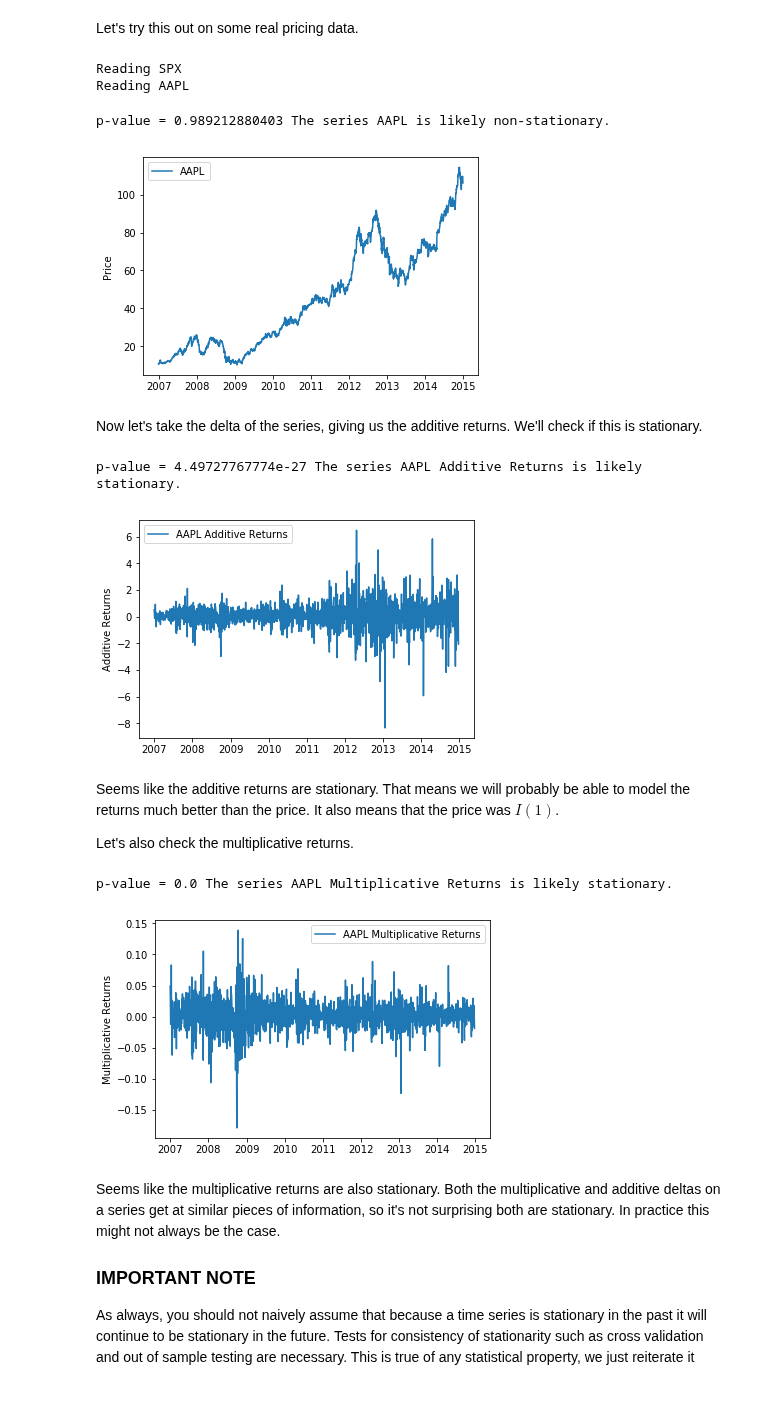
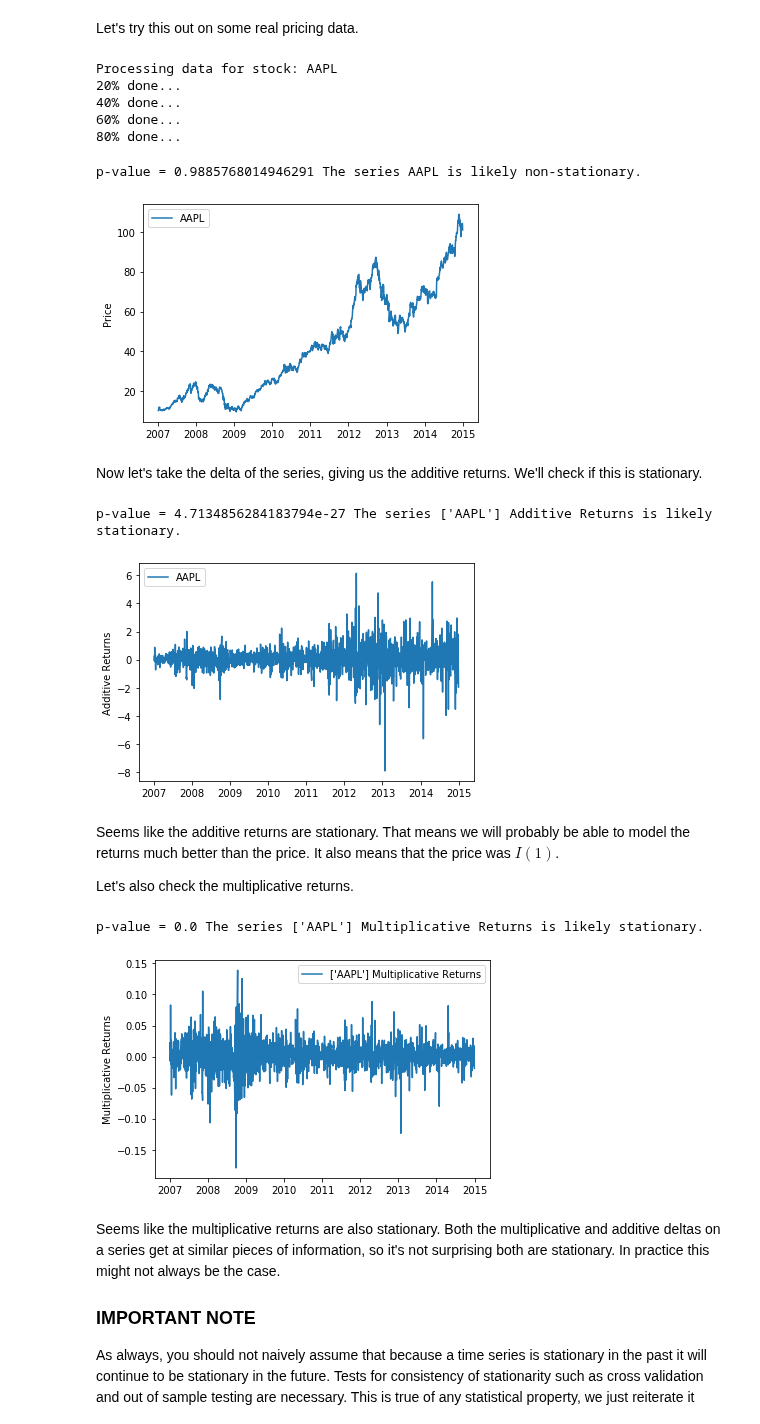
Before and after one commit to Auquan/Tutorials, a Jupyter notebook: Integration, Cointegration, and Stationarity.ipynb, the cells around one changed output. Drawn from its saved outputs; the diff is of its cells as text; code cells hidden in the pictures; blank space fills up the shorter version.

Commit message:
Update to new toolbox and fix figure

```diff
--- a/Integration, Cointegration, and Stationarity.ipynb
+++ b/Integration, Cointegration, and Stationarity.ipynb
@@ -144,56 +145,66 @@ p-value = 9.96108840867e-15 The series C is likely stationary.
 # %% [markdown]
 Let's try this out on some real pricing data.
-# %%
-import auquanToolbox.dataloader as dl
-
-end = '2015-01-01'
-start = '2007-01-01'
-symbols = ['SPX','AAPL']
-data = dl.load_data_nologs('nasdaq', symbols , start, end)['ADJ CLOSE']
-
-X = data['AAPL']
-# %% [output]
-Reading SPX
-Reading AAPL
+# %%
+from backtester.dataSource.yahoo_data_source import YahooStockDataSource
+
+
+startDateStr = '2007/01/01'
+endDateStr = '2015/01/01'
+cachedFolderName = '../cointegration/'
+dataSetId = 'Data'
+instrumentIds = ['AAPL']
+ds = YahooStockDataSource(cachedFolderName=cachedFolderName,
+                            dataSetId=dataSetId,
+                            instrumentIds=instrumentIds,
+                            startDateStr=startDateStr,
+                            endDateStr=endDateStr,
+                            event='history')
+X = ds.getBookDataByFeature()['adjClose']
+# %% [output]
+Processing data for stock: AAPL
+20% done...
+40% done...
+60% done...
+80% done...
 # %%
-check_for_stationarity(X);
+check_for_stationarity(X['AAPL']);
 # %% [output]
-p-value = 0.989212880403 The series AAPL is likely non-stationary.
+p-value = 0.9885768014946291 The series AAPL is likely non-stationary.
 # %%
 plt.plot(X.index, X.values)
 plt.ylabel('Price')
-plt.legend([X.name])
+plt.legend(X.columns.values)
 plt.show()
 # %% [output]
-[figure, old version]
+[figure, new version]
 # %% [markdown]
 Now let's take the delta of the series, giving us the additive returns. We'll check if this is stationary.
 # %%
-X1 = X.diff()[1:]
-X1.name = X.name + ' Additive Returns'
+X1 = X['AAPL'].diff()[1:]
+X1.name = (str(X.columns.values) + ' Additive Returns')
 check_for_stationarity(X1)
 plt.plot(X1.index, X1.values)
 plt.ylabel('Additive Returns')
-plt.legend([X1.name])
+plt.legend(X.columns.values)
 plt.show()
 # %% [output]
-p-value = 4.49727767774e-27 The series AAPL Additive Returns is likely stationary.
+p-value = 4.7134856284183794e-27 The series ['AAPL'] Additive Returns is likely stationary.
-[figure, old version]
+[figure, new version]
 # %% [markdown]
 Seems like the additive returns are stationary. That means we will probably be able to model the returns much better than the price. It also means that the price was $I(1)$.
 
 Let's also check the multiplicative returns.
 # %%
-X1 = X.pct_change()[1:]
-X1.name = X.name + ' Multiplicative Returns'
+X1 = X['AAPL'].pct_change()[1:]
+X1.name = str(X.columns.values) + ' Multiplicative Returns'
 check_for_stationarity(X1)
 plt.plot(X1.index, X1.values)
 plt.ylabel('Multiplicative Returns')
 plt.legend([X1.name])
 plt.show()
 # %% [output]
-p-value = 0.0 The series AAPL Multiplicative Returns is likely stationary.
+p-value = 0.0 The series ['AAPL'] Multiplicative Returns is likely stationary.
-[figure, old version]
+[figure, new version]
 # %% [markdown]
 Seems like the multiplicative returns are also stationary. Both the multiplicative and additive deltas on a series get at similar pieces of information, so it's not surprising both are stationary. In practice this might not always be the case.
 
```
Also changed, not shown: parts of 18 cells of this notebook.
